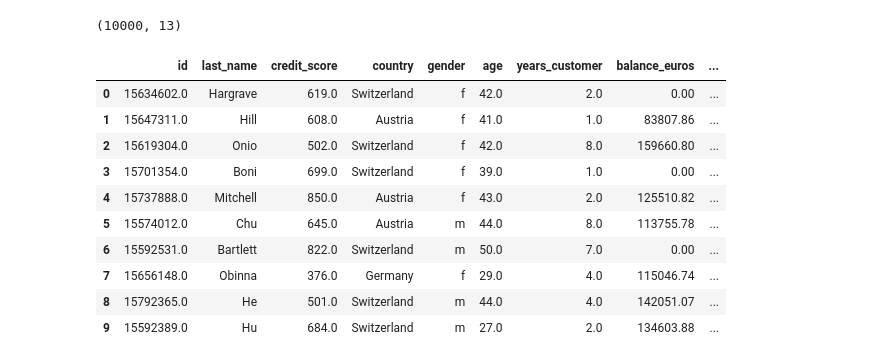
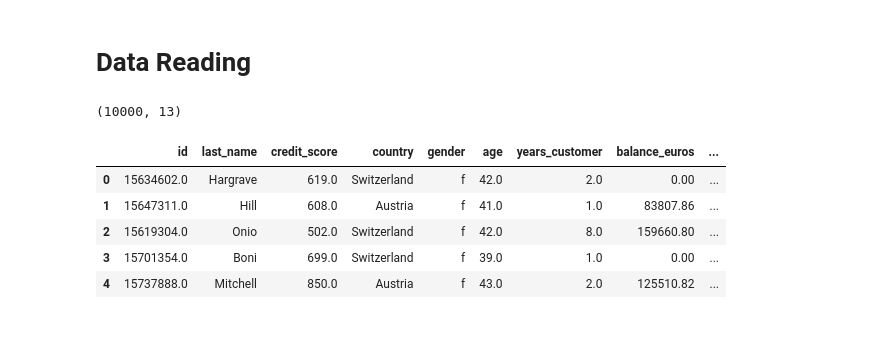
Before and after one commit to Simarjit1303/Python-for-data-science-, a Jupyter notebook: Python_Pandas_DS.ipynb, the cells around one changed output. Drawn from its saved outputs; the diff is of its cells as text; code cells hidden in the pictures; blank space fills up the shorter version.

```diff
--- a/Python_Pandas_DS.ipynb
+++ b/Python_Pandas_DS.ipynb
@@ -5,17 +9,14 @@ import pandas as pd
+# %% [markdown]
+# Data Reading
 # %%
 df = pd.read_csv('/content/sample_data/bank_data_with_NaN.csv')
 print(df.shape)
-df.head(10)
+df.head(5)
 # %% [output]
 (10000, 13)
 |  | id | last_name | credit_score | country | gender | age | years_customer | balance_euros | ... |
 | 0 | 15634602.0 | Hargrave | 619.0 | Switzerland | f | 42.0 | 2.0 | 0.00 | ... |
 | 1 | 15647311.0 | Hill | 608.0 | Austria | f | 41.0 | 1.0 | 83807.86 | ... |
 | 2 | 15619304.0 | Onio | 502.0 | Switzerland | f | 42.0 | 8.0 | 159660.80 | ... |
 | 3 | 15701354.0 | Boni | 699.0 | Switzerland | f | 39.0 | 1.0 | 0.00 | ... |
 | 4 | 15737888.0 | Mitchell | 850.0 | Austria | f | 43.0 | 2.0 | 125510.82 | ... |
-| 5 | 15574012.0 | Chu | 645.0 | Austria | m | 44.0 | 8.0 | 113755.78 | ... |
-| 6 | 15592531.0 | Bartlett | 822.0 | Switzerland | m | 50.0 | 7.0 | 0.00 | ... |
-| 7 | 15656148.0 | Obinna | 376.0 | Germany | f | 29.0 | 4.0 | 115046.74 | ... |
-| 8 | 15792365.0 | He | 501.0 | Switzerland | m | 44.0 | 4.0 | 142051.07 | ... |
-| 9 | 15592389.0 | Hu | 684.0 | Switzerland | m | 27.0 | 2.0 | 134603.88 | ... |
```
Also changed, not shown: parts of 15 cells of this notebook.
